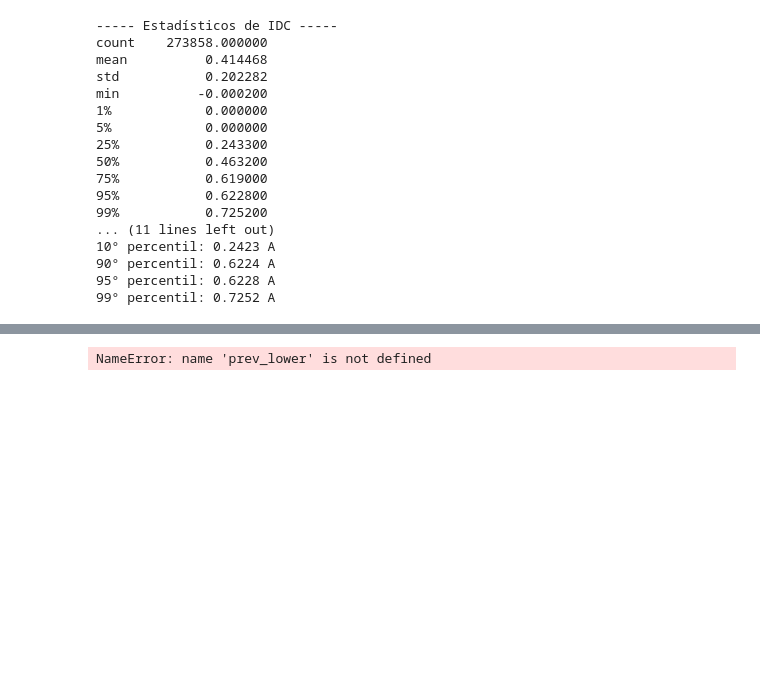
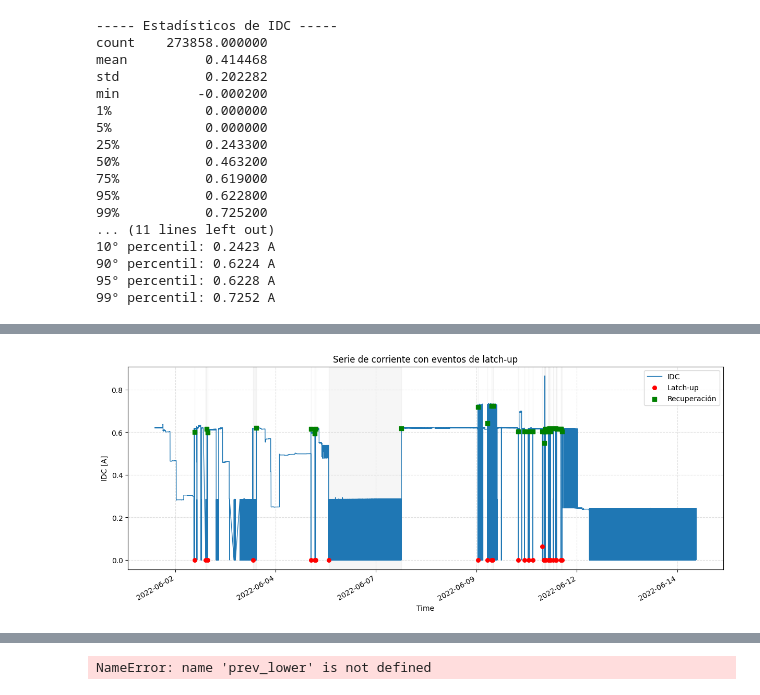
Before and after one commit to fbientrigo/radiationXlabs_notebooks, a Jupyter notebook: 0602_dmm_current.ipynb, the cells around one changed output, grey strips where cells are left out. Drawn from its saved outputs; the diff is of its cells as text; code cells hidden in the pictures; blank space fills up the shorter version.

Commit message:
dosis y time until failure

```diff
--- a/0602_dmm_current.ipynb
+++ b/0602_dmm_current.ipynb
@@ -250,0 +393,100 @@ No hay eventos para extraer dosis.
+# %%
+import matplotlib.pyplot as plt
+import numpy as np
+import pandas as pd
+
+def plot_latchups_on_current(df: pd.DataFrame,
+                             eventos_df: pd.DataFrame,
+                             current_col: str = "IDC",
+                             off_color: str = "red",
+                             recovery_color: str = "green",
+                             span_alpha: float = 0.2,
+                             figsize: tuple = (12, 5)) -> None:
+    """
+    Grafica la serie temporal de corriente y marca visualmente los eventos de latch-up.
+
+    Para cada evento en `eventos_df` (index como Time_event y columna 'Recuperación_en'),
+    dibuja:
+      - Una franja sombreada desde Time_event hasta Recuperación_en (alpha=span_alpha).
+      - Un marcador rojo en el instante Time_event.
+      - Un marcador verde en el instante Recuperación_en.
+
+    Parámetros
+    ----------
+    df : pandas.DataFrame
+        DataFrame indexado por tiempo (datetime64[ns]) que contiene la columna de corriente.
+    eventos_df : pandas.DataFrame
+        DataFrame de eventos de latch-up, indexado por 'Time_event' y con columna
+        'Recuperación_en'.
+    current_col : str, opcional
+        Nombre de la columna con la corriente (por defecto "IDC").
+    off_color : str, opcional
+        Color para los marcadores de "off" (por defecto "red").
+    recovery_color : str, opcional
+        Color para los marcadores de recuperación (por defecto "green").
+    span_alpha : float, opcional
+        Transparencia de las franjas sombreadas que indican duración de latch-up.
+    figsize : tuple, opcional
+        Tamaño de la figura (en pulgadas).
+
+    Devuelve
+    -------
+    None
+        Muestra la figura con la serie de corriente y las anotaciones de latch-up.
+
+    Ejemplo de uso
+    --------------
+    >>> plot_latchups_on_current(df, eventos_df, current_col="IDC")
+    """
+
+    # Verificar índices datetime
+    if not pd.api.types.is_datetime64_any_dtype(df.index):
+        raise ValueError("El índice de `df` debe ser datetime64[ns].")
+
+    if not pd.api.types.is_datetime64_any_dtype(eventos_df.index):
+        raise ValueError("El índice de `eventos_df` (Time_event) debe ser datetime64[ns].")
+
+    if "Recuperación_en" not in eventos_df.columns:
+        raise KeyError("`eventos_df` debe tener columna 'Recuperación_en'.")
+
+    # Preparar la figura
+    fig, ax = plt.subplots(figsize=figsize, constrained_layout=True)
+
+    # Graficar curva de corriente
+    ax.plot(df.index, df[current_col], color="tab:blue", linewidth=1, label=current_col)
+    ax.set_xlabel("Time")
+    ax.set_ylabel(f"{current_col} [A]")
+    ax.set_title("Serie de corriente con eventos de latch-up")
+    ax.grid(True, linestyle="--", alpha=0.4)
+
+    # Para cada evento, sombrear la duración y marcar puntos
+    for t_event, row in eventos_df.iterrows():
+        t_recov = row["Recuperación_en"]
+
+        # Sombra desde el evento hasta la recuperación
+        ax.axvspan(t_event, t_recov, color="lightgrey", alpha=span_alpha)
+
+        # Marcador rojo en Time_event
+        ax.scatter(t_event, row["Off_detectado"], color=off_color, s=30, zorder=5,
+                   label="Latch-up" if "Latch-up" not in ax.get_legend_handles_labels()[1] else "")
+
+        # Marcador verde en Recuperación_en
+        rec_y = row["IDC_recuperación"]
+        ax.scatter(t_recov, rec_y, color=recovery_color, s=30, marker="s", zorder=5,
+                   label="Recuperación" if "Recuperación" not in ax.get_legend_handles_labels()[1] else "")
+
+    # Formateo de fechas en eje X
+    ax.xaxis.set_major_locator(plt.MaxNLocator(6))
+    fig.autofmt_xdate(rotation=30)
+
+    # Leyenda y mostrar
+    ax.legend(loc="upper right")
+    plt.show()
+
+
+# ======= Eecución con datos =======
+
+
+plot_latchups_on_current(df, eventos_df, current_col="IDC")
+# %% [output]
+[figure, added]
```
Also changed, not shown: parts of 16 cells of this notebook, 8 other files.
